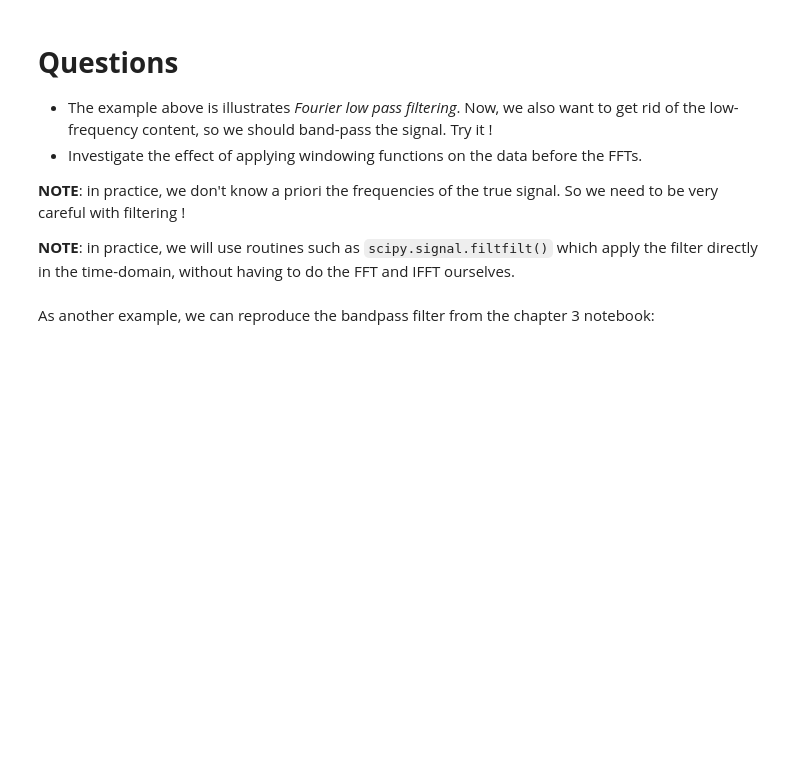
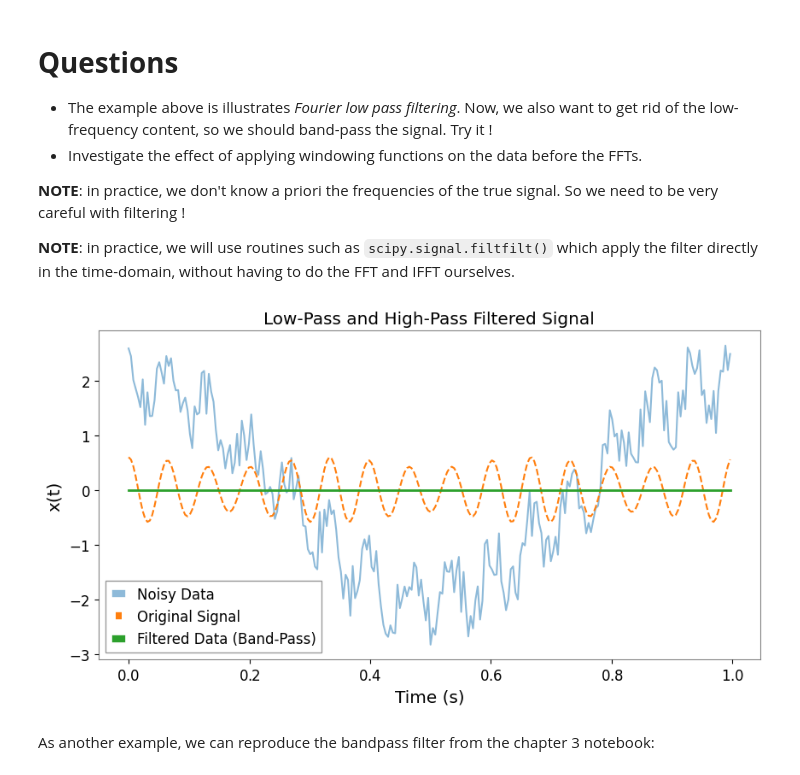
Before and after one commit to hjornskar-ctrl/dim-clem, a Jupyter notebook: chapter4.ipynb, the cells around one changed output. Cells and saved outputs as stored; diff of their text form; code cells hidden in the pictures; blank space fills up the shorter version.

```diff
--- a/chapter4.ipynb
+++ b/chapter4.ipynb
@@ -583,5 +613,39 @@ plt.legend()
 **NOTE**: in practice, we don't know a priori the frequencies of the true signal. So we need to be very careful with filtering !
 
 **NOTE**: in practice, we will use routines such as `scipy.signal.filtfilt()` which apply the filter directly in the time-domain, without having to do the FFT and IFFT ourselves.
+# %%
+import numpy as np
+import matplotlib.pyplot as plt
+
+
+# Compute FFT
+X = np.fft.rfft(data)  # Compute FFT (only positive frequencies)
+freqs = np.fft.rfftfreq(N, 1 / sampling_rate)  # Frequency axis
+
+
+# Design High-Pass Filter (Cutoff at 10 Hz)
+cutoff_hp = 10  # Hz
+H_hp = 1 - np.exp(- (freqs / cutoff_hp)**8)  # Complementary Gaussian-like high-pass filter
+
+# Apply Both Filters
+H_combined = H_lp * H_hp  # Combine low-pass and high-pass filters
+filtered_X = X * H_combined * np.conj(H_combined)  # Apply twice for zero-phase effect
+
+# Inverse FFT to get filtered data
+filtered_data = np.fft.irfft(filtered_X) * (N / 2.)  # Normalize
+
+# Plot Results
+plt.figure(figsize=(10, 5))
+plt.plot(t, data, label='Noisy Data', alpha=0.5)
+plt.plot(t, true_signal, label='Original Signal', linestyle='dashed')
+plt.plot(t, filtered_data, label='Filtered Data (Band-Pass)', lw=2)
+plt.xlabel('Time (s)')
+plt.ylabel('x(t)')
+plt.legend()
+plt.grid()
+plt.title("Low-Pass and High-Pass Filtered Signal")
+plt.show()
+# %% [output]
+[figure, added]
 # %% [markdown]
 As another example, we can reproduce the bandpass filter from the chapter 3 notebook:
```
Also changed, not shown: parts of 25 cells of this notebook.
